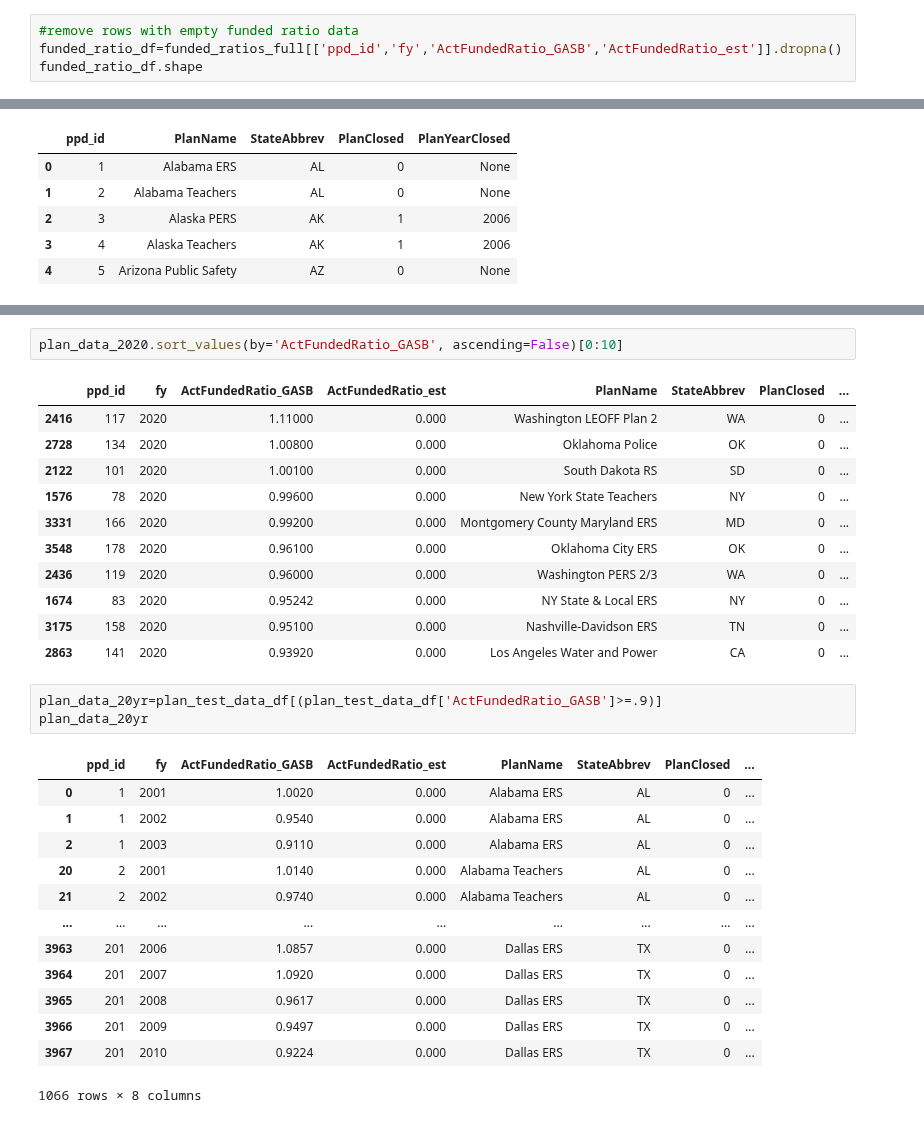
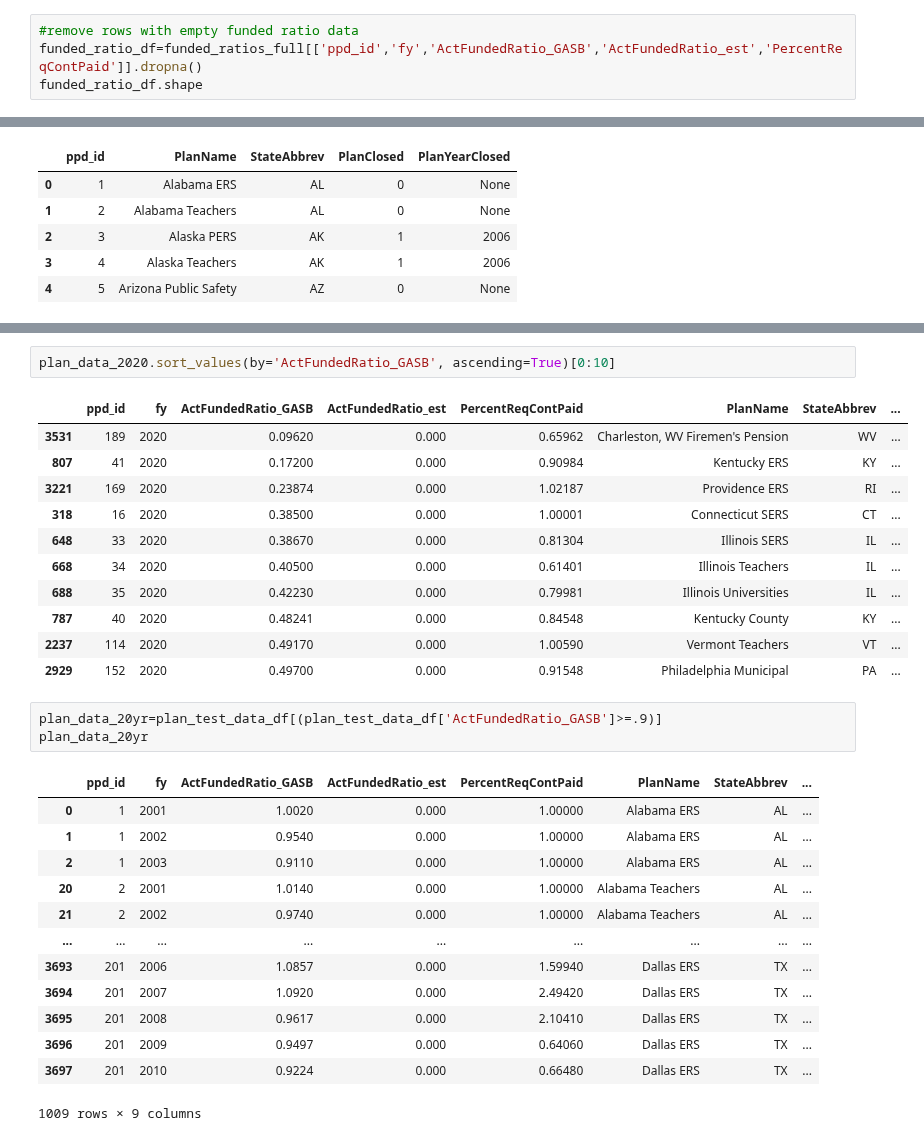
Before and after one commit to DeltaDeutsch/PPD-Group-Project, a Jupyter notebook: PPD Group Project.ipynb, the cells around one changed output, grey strips where cells are left out. Cells and saved outputs as stored; diff of their text form.

Commit message:
Added pensioninvestmentperformance data set

```diff
--- a/PPD Group Project.ipynb
+++ b/PPD Group Project.ipynb
@@ -76,6 +88,6 @@ Index(['ActAssets_est', 'ActAssets_GASB', 'ActFundedRatio_est',
       dtype='object')
 # %%
 #remove rows with empty funded ratio data
-funded_ratio_df=funded_ratios_full[['ppd_id','fy','ActFundedRatio_GASB','ActFundedRatio_est']].dropna()
+funded_ratio_df=funded_ratios_full[['ppd_id','fy','ActFundedRatio_GASB','ActFundedRatio_est','PercentReqContPaid']].dropna()
 funded_ratio_df.shape
 # %% [output]
@@ -147,34 +159,34 @@ plan_data_2020
 # %%
-plan_data_2020.sort_values(by='ActFundedRatio_GASB', ascending=False)[0:10]
+plan_data_2020.sort_values(by='ActFundedRatio_GASB', ascending=True)[0:10]
 # %% [output]
-|  | ppd_id | fy | ActFundedRatio_GASB | ActFundedRatio_est | PlanName | StateAbbrev | PlanClosed | ... |
-| 2416 | 117 | 2020 | 1.11000 | 0.000 | Washington LEOFF Plan 2 | WA | 0 | ... |
-| 2728 | 134 | 2020 | 1.00800 | 0.000 | Oklahoma Police | OK | 0 | ... |
-| 2122 | 101 | 2020 | 1.00100 | 0.000 | South Dakota RS | SD | 0 | ... |
-| 1576 | 78 | 2020 | 0.99600 | 0.000 | New York State Teachers | NY | 0 | ... |
-| 3331 | 166 | 2020 | 0.99200 | 0.000 | Montgomery County Maryland ERS | MD | 0 | ... |
-| 3548 | 178 | 2020 | 0.96100 | 0.000 | Oklahoma City ERS | OK | 0 | ... |
-| 2436 | 119 | 2020 | 0.96000 | 0.000 | Washington PERS 2/3 | WA | 0 | ... |
-| 1674 | 83 | 2020 | 0.95242 | 0.000 | NY State & Local ERS | NY | 0 | ... |
-| 3175 | 158 | 2020 | 0.95100 | 0.000 | Nashville-Davidson ERS | TN | 0 | ... |
-| 2863 | 141 | 2020 | 0.93920 | 0.000 | Los Angeles Water and Power | CA | 0 | ... |
+|  | ppd_id | fy | ActFundedRatio_GASB | ActFundedRatio_est | PercentReqContPaid | PlanName | StateAbbrev | ... |
+| 3531 | 189 | 2020 | 0.09620 | 0.000 | 0.65962 | Charleston, WV Firemen's Pension | WV | ... |
+| 807 | 41 | 2020 | 0.17200 | 0.000 | 0.90984 | Kentucky ERS | KY | ... |
+| 3221 | 169 | 2020 | 0.23874 | 0.000 | 1.02187 | Providence ERS | RI | ... |
+| 318 | 16 | 2020 | 0.38500 | 0.000 | 1.00001 | Connecticut SERS | CT | ... |
+| 648 | 33 | 2020 | 0.38670 | 0.000 | 0.81304 | Illinois SERS | IL | ... |
+| 668 | 34 | 2020 | 0.40500 | 0.000 | 0.61401 | Illinois Teachers | IL | ... |
+| 688 | 35 | 2020 | 0.42230 | 0.000 | 0.79981 | Illinois Universities | IL | ... |
+| 787 | 40 | 2020 | 0.48241 | 0.000 | 0.84548 | Kentucky County | KY | ... |
+| 2237 | 114 | 2020 | 0.49170 | 0.000 | 1.00590 | Vermont Teachers | VT | ... |
+| 2929 | 152 | 2020 | 0.49700 | 0.000 | 0.91548 | Philadelphia Municipal | PA | ... |
 # %%
 plan_data_20yr=plan_test_data_df[(plan_test_data_df['ActFundedRatio_GASB']>=.9)]
 plan_data_20yr
 # %% [output]
-|  | ppd_id | fy | ActFundedRatio_GASB | ActFundedRatio_est | PlanName | StateAbbrev | PlanClosed | ... |
-| 0 | 1 | 2001 | 1.0020 | 0.000 | Alabama ERS | AL | 0 | ... |
-| 1 | 1 | 2002 | 0.9540 | 0.000 | Alabama ERS | AL | 0 | ... |
-| 2 | 1 | 2003 | 0.9110 | 0.000 | Alabama ERS | AL | 0 | ... |
-| 20 | 2 | 2001 | 1.0140 | 0.000 | Alabama Teachers | AL | 0 | ... |
-| 21 | 2 | 2002 | 0.9740 | 0.000 | Alabama Teachers | AL | 0 | ... |
+|  | ppd_id | fy | ActFundedRatio_GASB | ActFundedRatio_est | PercentReqContPaid | PlanName | StateAbbrev | ... |
+| 0 | 1 | 2001 | 1.0020 | 0.000 | 1.00000 | Alabama ERS | AL | ... |
+| 1 | 1 | 2002 | 0.9540 | 0.000 | 1.00000 | Alabama ERS | AL | ... |
+| 2 | 1 | 2003 | 0.9110 | 0.000 | 1.00000 | Alabama ERS | AL | ... |
+| 20 | 2 | 2001 | 1.0140 | 0.000 | 1.00000 | Alabama Teachers | AL | ... |
+| 21 | 2 | 2002 | 0.9740 | 0.000 | 1.00000 | Alabama Teachers | AL | ... |
 | ... | ... | ... | ... | ... | ... | ... | ... | ... |
-| 3963 | 201 | 2006 | 1.0857 | 0.000 | Dallas ERS | TX | 0 | ... |
-| 3964 | 201 | 2007 | 1.0920 | 0.000 | Dallas ERS | TX | 0 | ... |
-| 3965 | 201 | 2008 | 0.9617 | 0.000 | Dallas ERS | TX | 0 | ... |
-| 3966 | 201 | 2009 | 0.9497 | 0.000 | Dallas ERS | TX | 0 | ... |
-| 3967 | 201 | 2010 | 0.9224 | 0.000 | Dallas ERS | TX | 0 | ... |
+| 3693 | 201 | 2006 | 1.0857 | 0.000 | 1.59940 | Dallas ERS | TX | ... |
+| 3694 | 201 | 2007 | 1.0920 | 0.000 | 2.49420 | Dallas ERS | TX | ... |
+| 3695 | 201 | 2008 | 0.9617 | 0.000 | 2.10410 | Dallas ERS | TX | ... |
+| 3696 | 201 | 2009 | 0.9497 | 0.000 | 0.64060 | Dallas ERS | TX | ... |
+| 3697 | 201 | 2010 | 0.9224 | 0.000 | 0.66480 | Dallas ERS | TX | ... |
-1066 rows × 8 columns
+1009 rows × 9 columns
 # %%
 #count number of years that each plan was above 90% funded.
 plan_90plus_counts=plan_data_20yr.groupby("PlanName")["fy"].count()
```
Also changed, not shown: parts of 15 cells of this notebook.
